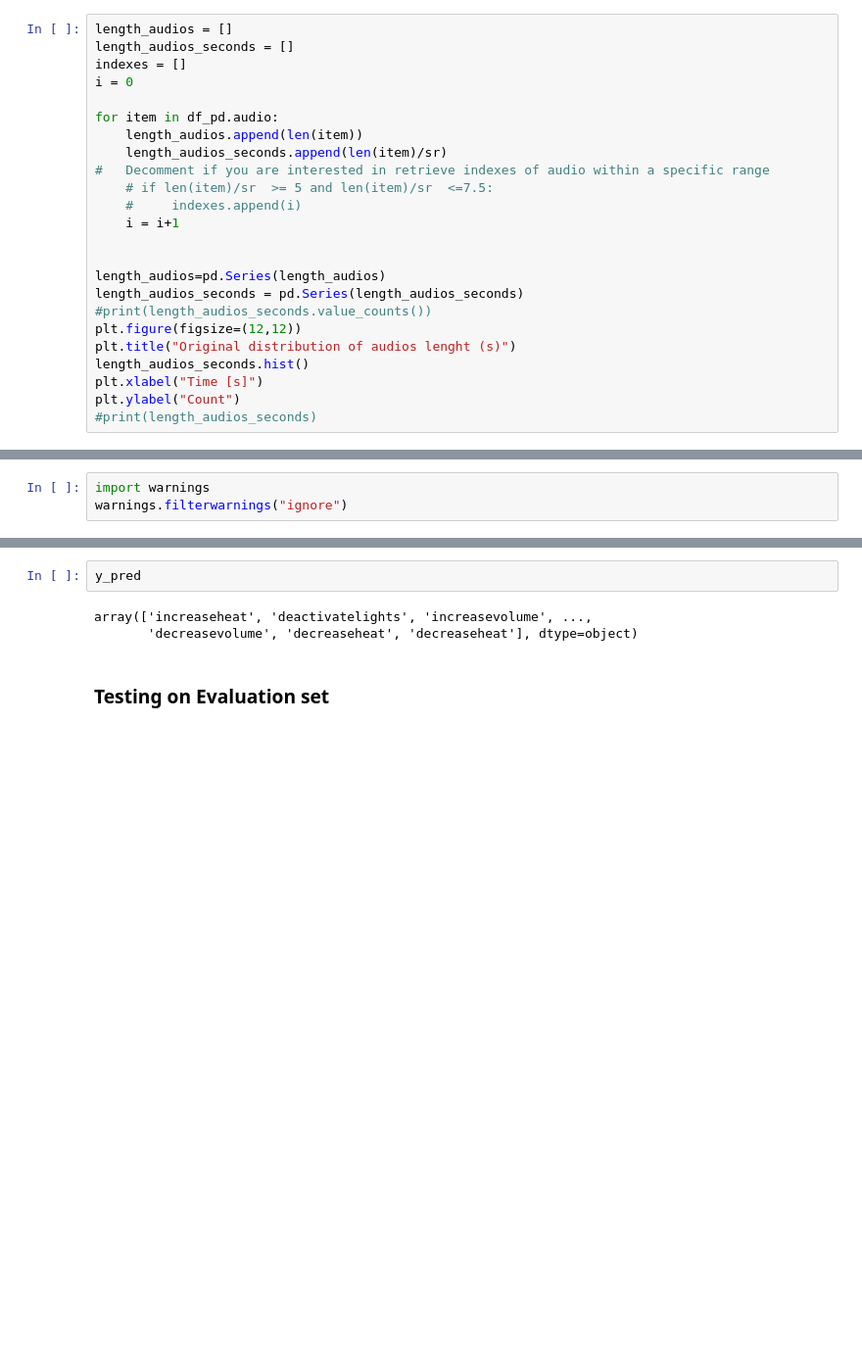
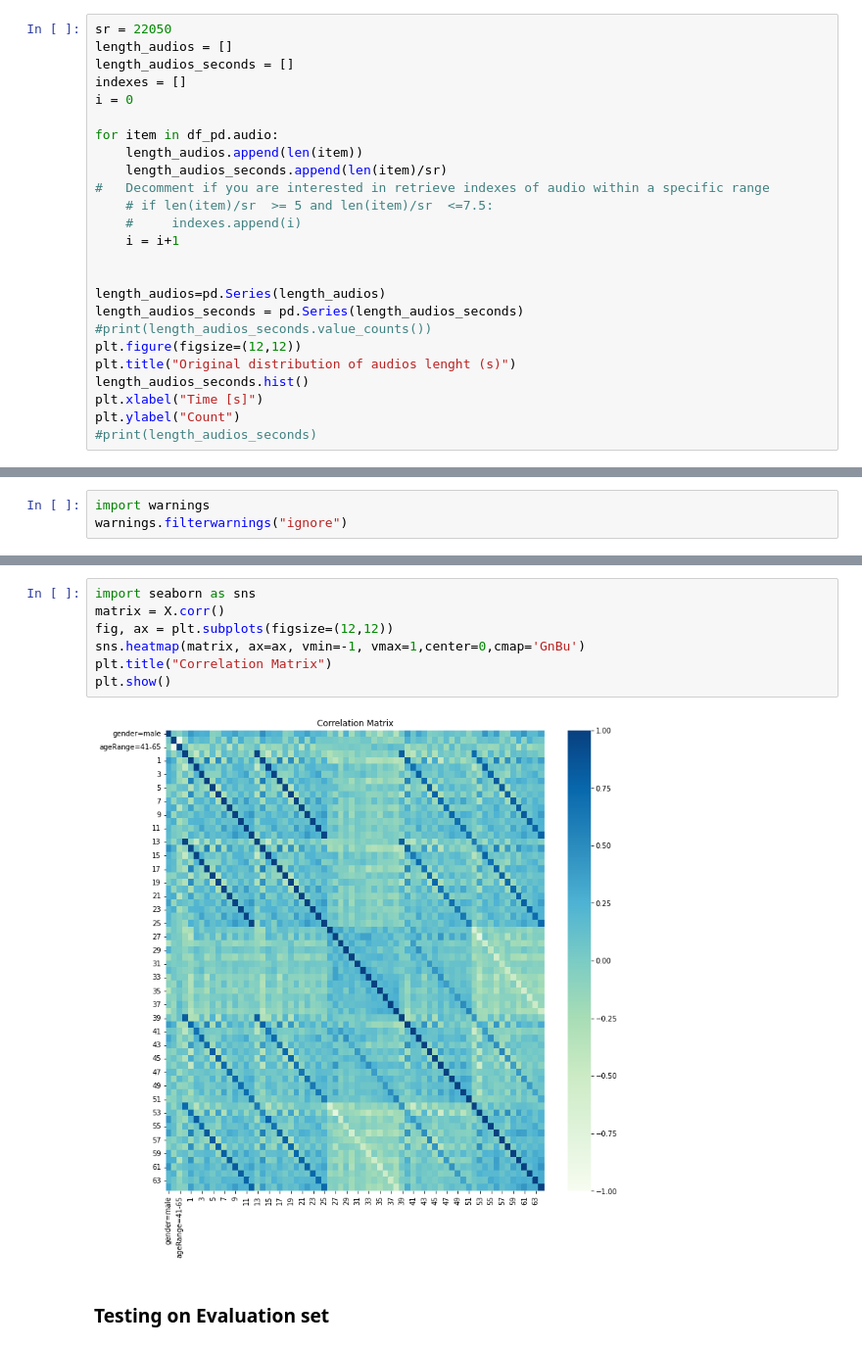
Before and after one commit to andrerubeis/andrerubeis, a Jupyter notebook: final_final_version_MFCCs_aggregation.ipynb, the cells around one changed output, grey strips where cells are left out. Shown at 98% size. Saved outputs shown, nothing was run; the diff lists cells and outputs as text; blank space fills up the shorter version.

```diff
--- a/final_final_version_MFCCs_aggregation.ipynb
+++ b/final_final_version_MFCCs_aggregation.ipynb
@@ -302,6 +253,7 @@ $n\_samples = seconds*sr$
 # %% [markdown]
 See distribution of audio length
 # %%
+sr = 22050
 length_audios = []
 length_audios_seconds = []
 indexes = []
@@ -935,8 +889,12 @@ Test accuracy: 0.6593908629441624
-# %%
-y_pred
-# %% [output]
-array(['increaseheat', 'deactivatelights', 'increasevolume', ...,
-       'decreasevolume', 'decreaseheat', 'decreaseheat'], dtype=object)
+# %%
+import seaborn as sns
+matrix = X.corr()
+fig, ax = plt.subplots(figsize=(12,12))
+sns.heatmap(matrix, ax=ax, vmin=-1, vmax=1,center=0,cmap='GnBu')
+plt.title("Correlation Matrix")
+plt.show()
+# %% [output]
+[figure, added]
 # %% [markdown]
 ### Testing on Evaluation set
 # %%
```
Also changed, not shown: parts of 22 cells of this notebook.
